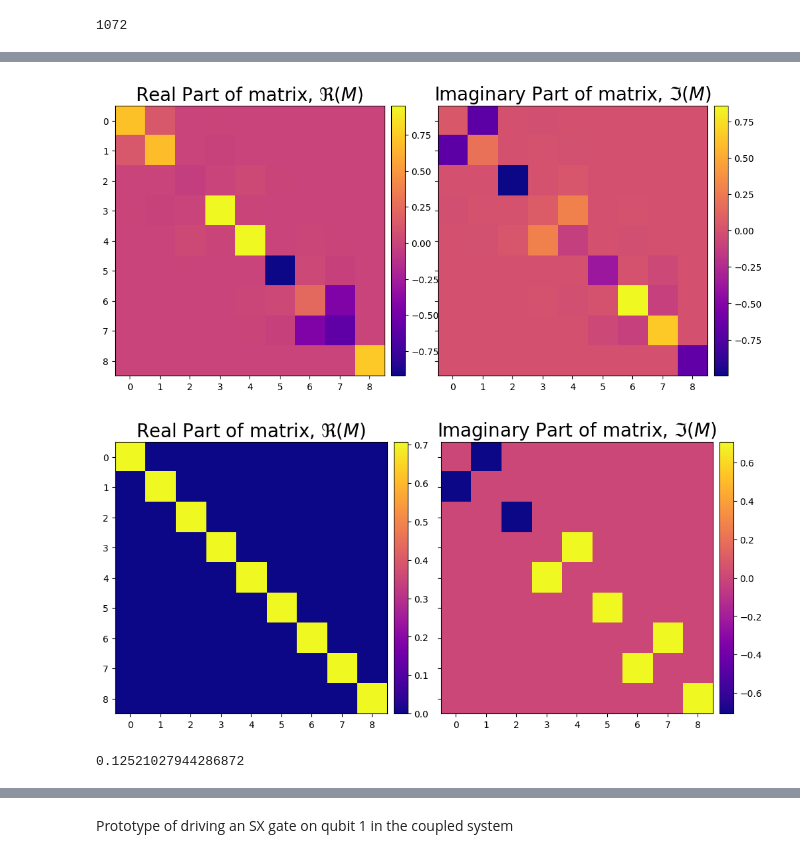
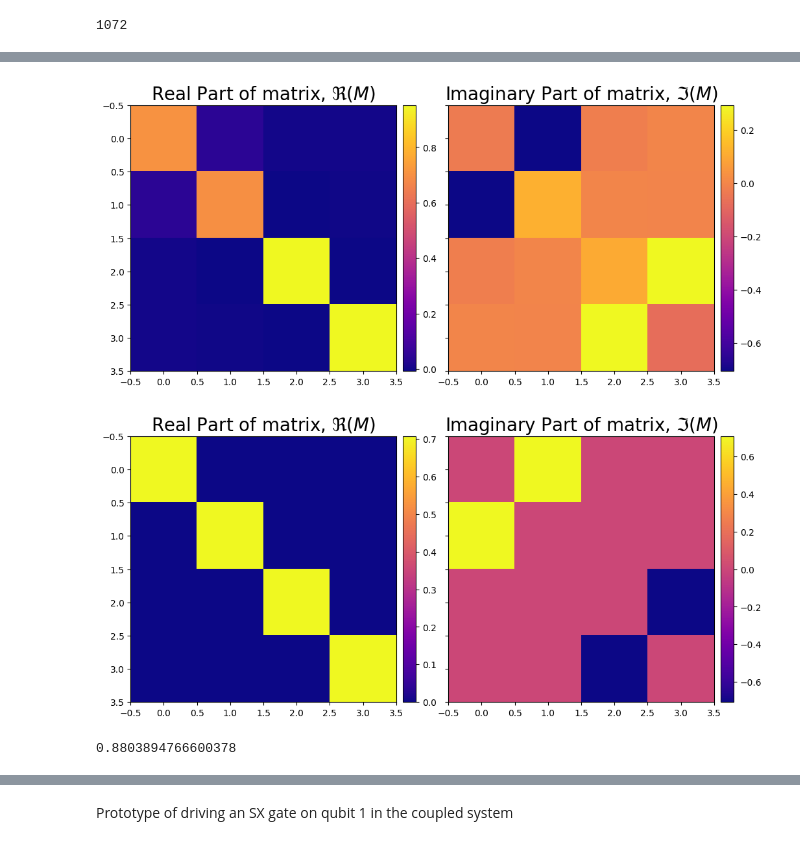
Before and after one commit to kapil-d/transmon-sim, a Jupyter notebook: two_transmon_gates.ipynb, the cells around one changed output, grey strips where cells are left out. Drawn from its saved outputs; the diff is of its cells as text; code cells hidden in the pictures.

```diff
--- a/two_transmon_gates.ipynb
+++ b/two_transmon_gates.ipynb
@@ -46,6 +46,18 @@ def heatmap2d(arr: np.ndarray):
     cbar = grid.cbar_axes[0].colorbar(real_image)
     cbar = grid.cbar_axes[1].colorbar(imag_image)
     plt.show()
+
+#projector code
+def condense(matrix):
+    projector = np.diag([1, 1, 0, 1, 1, 0, 0, 0, 0])
+    mat = projector @ matrix @ projector
+    # Find rows and columns that are not all zeros
+    non_zero_rows = np.any(mat != 0, axis=1)
+    non_zero_cols = np.any(mat != 0, axis=0)
+
+    # Condense the matrix by selecting only the non-zero rows and columns
+    condensed_matrix = mat[non_zero_rows][:, non_zero_cols]
+    return condensed_matrix
 # %%
 from qiskit_ibm_runtime import QiskitRuntimeService
 service = QiskitRuntimeService(channel='ibm_quantum', instance="ibm-q/open/main")
@@ -81,6 +109,6 @@ rzx_dur
 # %%
 class Transmon:
-    def __init__(self, qubit_freq, anharmonicity, rabi_strength, pulse_duration, dt):
+    def __init__(self, qubit_freq, anharmonicity, rabi_strength, pulse_duration, dt, compute_SX_X_gates = True):
         self.w = qubit_freq #GHz
         self.d = anharmonicity #GHz
         self.r = rabi_strength #GHz
@@ -102,6 +130,13 @@ class Transmon:
             channel_carrier_freqs={'d0': self.w},
             dt= self.dt
         )
+        if compute_SX_X_gates:
+            self.SX_results = minimize_scalar(self.single_transmon_objective, args=(np.pi/2), bounds=(0.,1.))
+            with pulse.build(name="SX") as self.SX_pulse:
+                pulse.play(self.drag([self.SX_results.x.item(), self.σ, self.β, self.dur]), pulse.DriveChannel(0))
+            self.X_results = minimize_scalar(self.single_transmon_objective, args=(np.pi), bounds=(0.,1.))
+            with pulse.build(name="X") as self.X_pulse:
+                pulse.play(self.drag([self.X_results.x.item(), self.σ, self.β, self.dur]), pulse.DriveChannel(0))
 
     @classmethod
     def change_num_levels(cls, num: int):
@@ -175,7 +210,7 @@ class Transmon:
     def ideal_H():
         return (1/np.sqrt(2))*np.array([[1, 1, 0],
                         [1, -1, 0],
-                        [0, 0, 1]])
+                        [0, 0, np.sqrt(2)]])
 
     @staticmethod
     def fidelity(ideal_gate , U):
@@ -208,11 +243,10 @@ class Transmon:
         return opt_results, r_x
 
     def hadamard(self, x0=0.1634):
-        opt_results_ = minimize_scalar(self.single_transmon_objective, args=(np.pi/2), bounds=(0.,1.))
         #opt_results2 = minimize_scalar(self.single_transmon_objective, args=(np.pi), bounds=(0.,1.))
         with pulse.build(name="Hadamard") as hgate:
             pulse.shift_phase(np.pi/2, pulse.DriveChannel(0))
-            pulse.play(self.drag([opt_results_.x.item(), self.σ, self.β, self.dur]), pulse.DriveChannel(0))
+            pulse.play(self.drag([self.SX_results.x.item(), self.σ, self.β, self.dur]), pulse.DriveChannel(0))
             pulse.shift_phase(np.pi/2, pulse.DriveChannel(0))
             #pulse.play(drag([opt_results_.x, self.σ, self.β, self.dur]), pulse.DriveChannel(0))
         return hgate
@@ -374,7 +478,8 @@ Rough driving of an X gate on qubit 2 using CR gate
 # %%
-with pulse.build() as twoq_drag_pi:
-    pulse.play(Transmon.drag([1., rzx_dur/4, b1, rzx_dur]), channel=pulse.DriveChannel(0),)
+with pulse.build() as twoq_drag_pi2:
+    pulse.play(Transmon.drag([0.455, rzx_dur/4, b1, rzx_dur]), channel=pulse.DriveChannel(0),)
 
 gs_00 = Statevector([1.0,0,0,0,0,0,0,0,0])
-CRsol_pi = system.solve_CR_dynamics(initial_state=gs_00, gate_pulse=twoq_drag_pi)
+CRsol_pi2 = system.solve_CR_dynamics(initial_state=gs_00, gate_pulse=twoq_drag_pi2)
+plt.title('ZX(-pi/2) Gate, F=0.88')
 # %% [output]
@@ -384,6 +487,0 @@ Rough ZX(-pi/2) gate using CR
-# %%
-with pulse.build() as twoq_drag_pi2:
-    pulse.play(Transmon.drag([0.45, rzx_dur/4, b1, rzx_dur]), channel=pulse.DriveChannel(0),)
-
-gs_00 = Statevector([1.0,0,0,0,0,0,0,0,0])
-CRsol_pi2 = system.solve_CR_dynamics(initial_state=gs_00, gate_pulse=twoq_drag_pi2)
@@ -392,14 +488,15 @@ CRsol_pi2 = system.solve_CR_dynamics(initial_state=gs_00, gate_pulse=twoq_drag_p
 # %%
-CRsol = system.solve_CR_dynamics(initial_state=np.eye(9, dtype=complex), gate_pulse=twoq_drag_pi2, JAXmethod=True, plot_pops=False)
+CRsol = system.solve_CR_dynamics(initial_state=jnp.eye(9, dtype=complex), gate_pulse=twoq_drag_pi2, JAXmethod=True, plot_matrix=False, plot_pops=False)
 #heatmap2d(CRsol.y[-1])
 #basis: {00, 01, 02, 10, 11, 12, 20, 21, 22}
+heatmap2d(condense(CRsol.y[-1]))
 # %% [output]
-[figure, old version]
+[figure, new version]
 # %%
-heatmap2d(Transmon_System.ideal_ZX(-np.pi/2))
+heatmap2d(condense(Transmon_System.ideal_ZX(-np.pi/2)))
 # %% [output]
-[figure, old version]
+[figure, new version]
 # %%
-Transmon_System.fidelity(Transmon_System.ideal_ZX(-np.pi/2), CRsol.y[-1]).item()
+Transmon_System.fidelity(Transmon_System.ideal_ZX(np.pi/2), CRsol.y[-1]).item()
 # %% [output]
-0.12521027944286872
+0.8803894766600378
```
Also changed, not shown: parts of 38 cells of this notebook, 1 other file.
